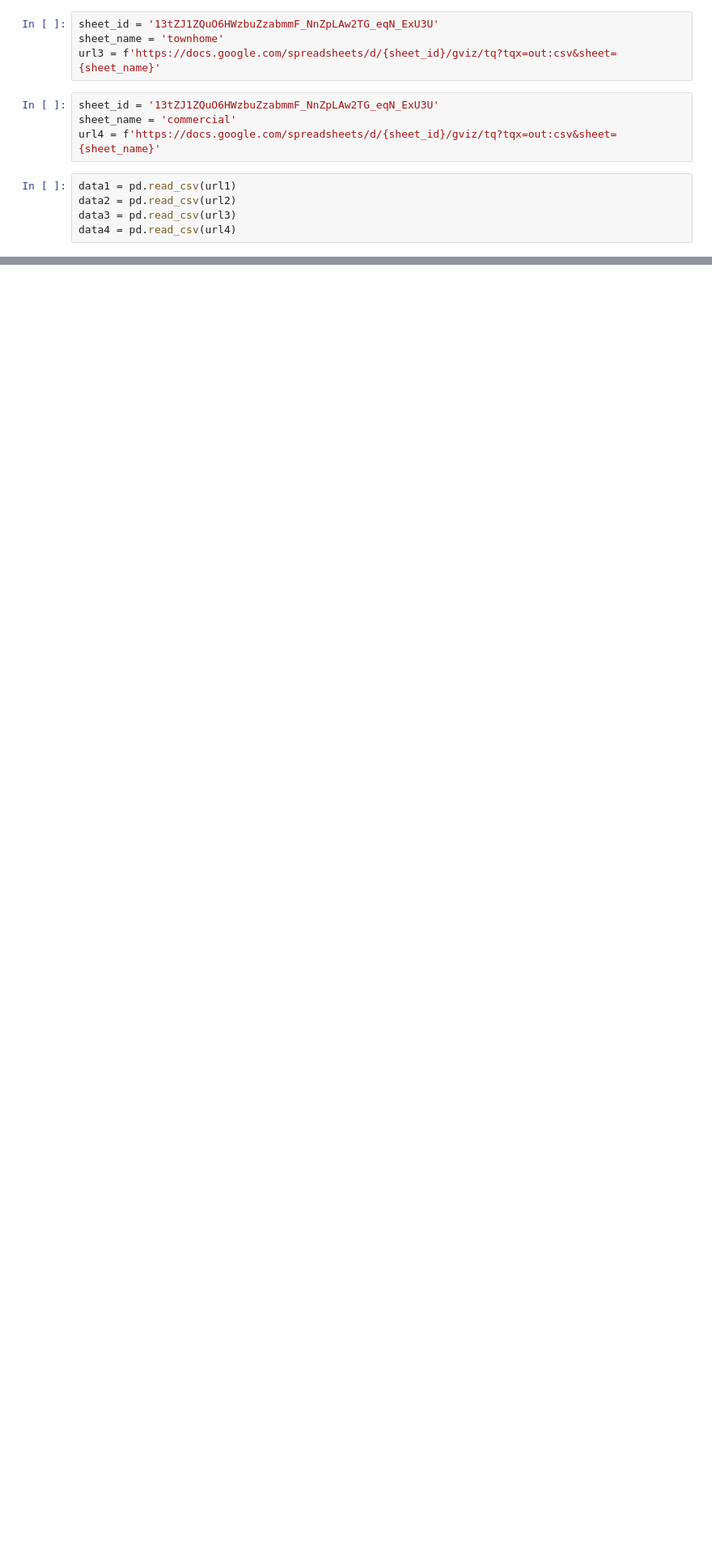
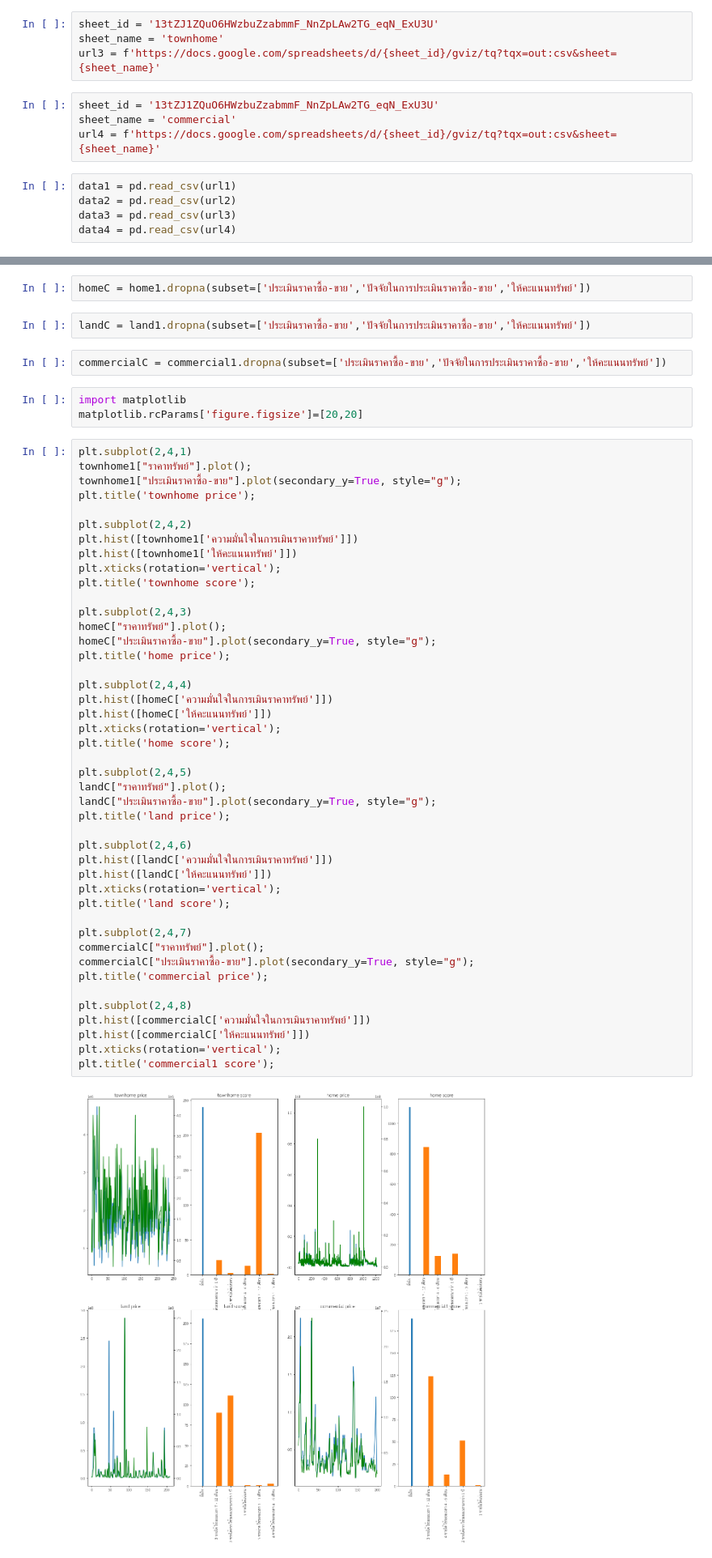
Before and after one commit to TungSoPon/bsc_dpdm22, a Jupyter notebook: Untitled22.ipynb, the cells around one changed output, grey strips where cells are left out. Shown at 81% size. Saved outputs shown, nothing was run; the diff lists cells and outputs as text; blank space fills up the shorter version.

```diff
--- a/Untitled22.ipynb
+++ b/Untitled22.ipynb
@@ -113,0 +56,55 @@ plt.xticks(rotation='vertical')
+# %%
+homeC = home1.dropna(subset=['ประเมินราคาซื้อ-ขาย','ปัจจัยในการประเมินราคาซื้อ-ขาย','ให้คะแนนทรัพย์'])
+# %%
+landC = land1.dropna(subset=['ประเมินราคาซื้อ-ขาย','ปัจจัยในการประเมินราคาซื้อ-ขาย','ให้คะแนนทรัพย์'])
+# %%
+commercialC = commercial1.dropna(subset=['ประเมินราคาซื้อ-ขาย','ปัจจัยในการประเมินราคาซื้อ-ขาย','ให้คะแนนทรัพย์'])
+# %%
+import matplotlib
+matplotlib.rcParams['figure.figsize']=[20,20]
+# %%
+plt.subplot(2,4,1)
+townhome1["ราคาทรัพย์"].plot();
+townhome1["ประเมินราคาซื้อ-ขาย"].plot(secondary_y=True, style="g");
+plt.title('townhome price');
+
+plt.subplot(2,4,2)
+plt.hist([townhome1['ความมั่นใจในการเมินราคาทรัพย์']])
+plt.hist([townhome1['ให้คะแนนทรัพย์']])
+plt.xticks(rotation='vertical');
+plt.title('townhome score');
+
+plt.subplot(2,4,3)
+homeC["ราคาทรัพย์"].plot();
+homeC["ประเมินราคาซื้อ-ขาย"].plot(secondary_y=True, style="g");
+plt.title('home price');
+
+plt.subplot(2,4,4)
+plt.hist([homeC['ความมั่นใจในการเมินราคาทรัพย์']])
+plt.hist([homeC['ให้คะแนนทรัพย์']])
+plt.xticks(rotation='vertical');
+plt.title('home score');
+
+plt.subplot(2,4,5)
+landC["ราคาทรัพย์"].plot();
+landC["ประเมินราคาซื้อ-ขาย"].plot(secondary_y=True, style="g");
+plt.title('land price');
+
+plt.subplot(2,4,6)
+plt.hist([landC['ความมั่นใจในการเมินราคาทรัพย์']])
+plt.hist([landC['ให้คะแนนทรัพย์']])
+plt.xticks(rotation='vertical');
+plt.title('land score');
+
+plt.subplot(2,4,7)
+commercialC["ราคาทรัพย์"].plot();
+commercialC["ประเมินราคาซื้อ-ขาย"].plot(secondary_y=True, style="g");
+plt.title('commercial price');
+
+plt.subplot(2,4,8)
+plt.hist([commercialC['ความมั่นใจในการเมินราคาทรัพย์']])
+plt.hist([commercialC['ให้คะแนนทรัพย์']])
+plt.xticks(rotation='vertical');
+plt.title('commercial1 score');
+# %% [output]
+[figure, added]
```
Also changed, not shown: parts of 12 cells of this notebook.
